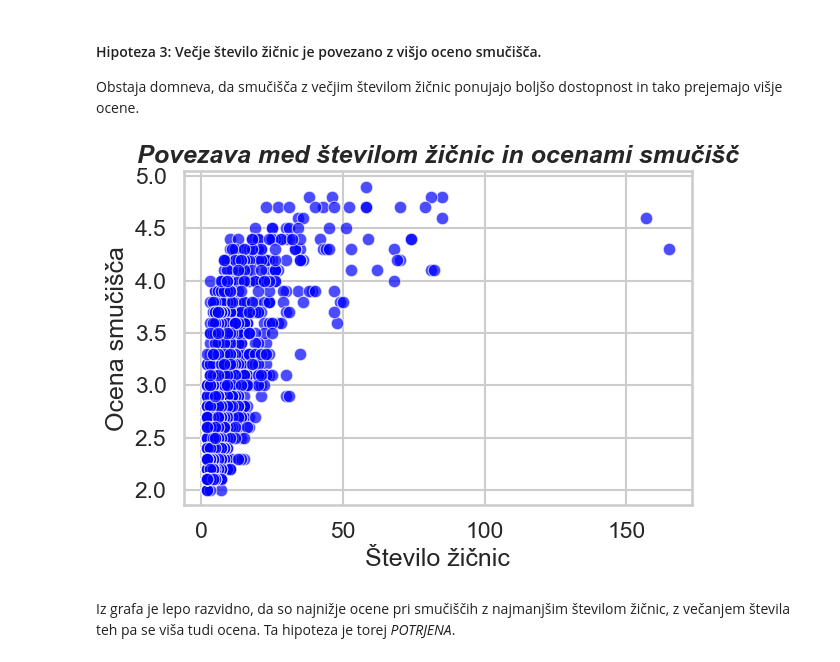
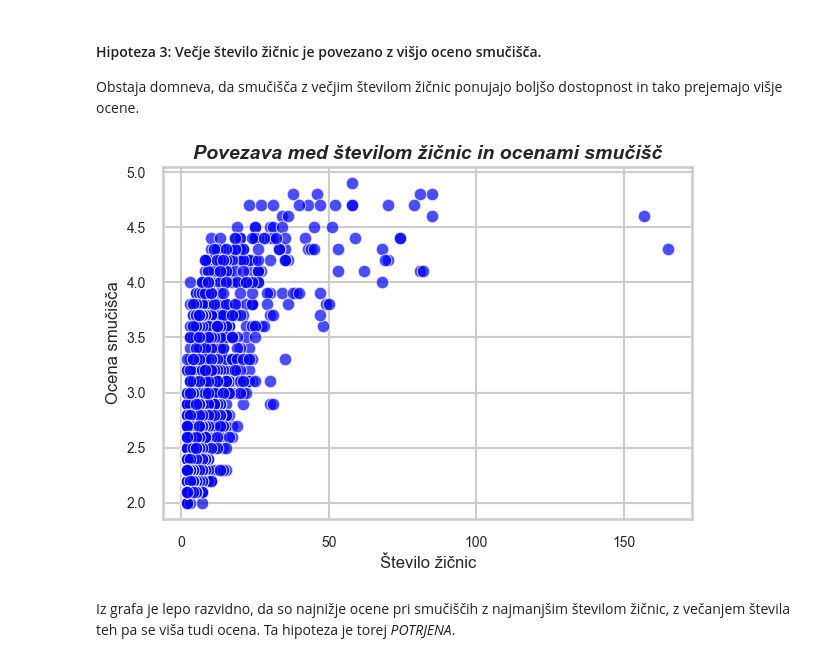
Before and after one commit to NejcZibret/ProjektnaNaloga2024, a Jupyter notebook: analiza.ipynb, the cells around one changed output. Saved outputs shown, nothing was run; the diff lists cells and outputs as text; code cells hidden in the pictures.

```diff
--- a/analiza.ipynb
+++ b/analiza.ipynb
@@ -397,22 +370,25 @@ Kot je razvidno z grafa, je sprememba ocene najbolj opazna pri prehodu s prvega
 <h4>Hipoteza 3: Večje število žičnic je povezano z višjo oceno smučišča.</h4>
 Obstaja domneva, da smučišča z večjim številom žičnic ponujajo boljšo dostopnost in tako prejemajo višje ocene.
 # %%
-# da nam ne bo javilo napake o podvojenih vrsticah
-smucisca_kopija3 = smucisca.drop_duplicates().reset_index(drop=True)
+smucisca_kopija_4 = smucisca.copy()
+smucisca_kopija_4 = smucisca_kopija_4.dropna(subset=['ocena', 'žičnice'])
 
 # izračunamo povezavo med številom žičnic in ocenami
-povezava = smucisca_kopija3['žičnice'].corr(smucisca_kopija3['ocena'])
+povezava = smucisca_kopija_4['žičnice'].corr(smucisca_kopija_4['ocena'])
 
 # graf
-sns.scatterplot(data=smucisca_kopija3, x='žičnice', y='ocena', color='blue', alpha=0.7)
-plt.title('Povezava med številom žičnic in ocenami smučišč',fontweight='bold', style='italic')
-plt.xlabel('Število žičnic')
-plt.ylabel('Ocena smučišča')
+sns.scatterplot(data=smucisca_kopija_4, x='žičnice', y='ocena', color='blue', alpha=0.7)
+plt.title('Povezava med številom žičnic in ocenami smučišč',fontweight='bold', style='italic', fontsize=14)
+plt.xlabel('Število žičnic', fontsize=12)
+plt.ylabel('Ocena smučišča', fontsize=12)
+plt.xticks(fontsize=10)
+plt.yticks(fontsize=10)
+
 plt.grid(True)
 plt.tight_layout()
 plt.show()
 # %% [output]
-[figure, old version]
+[figure, new version]
 # %% [markdown]
 Iz grafa je lepo razvidno, da so najnižje ocene pri smučiščih z najmanjšim številom žičnic, z večanjem števila teh pa se viša tudi ocena. Ta hipoteza je torej _POTRJENA_.
 # %% [markdown]
```
Also changed, not shown: parts of 59 cells of this notebook.
